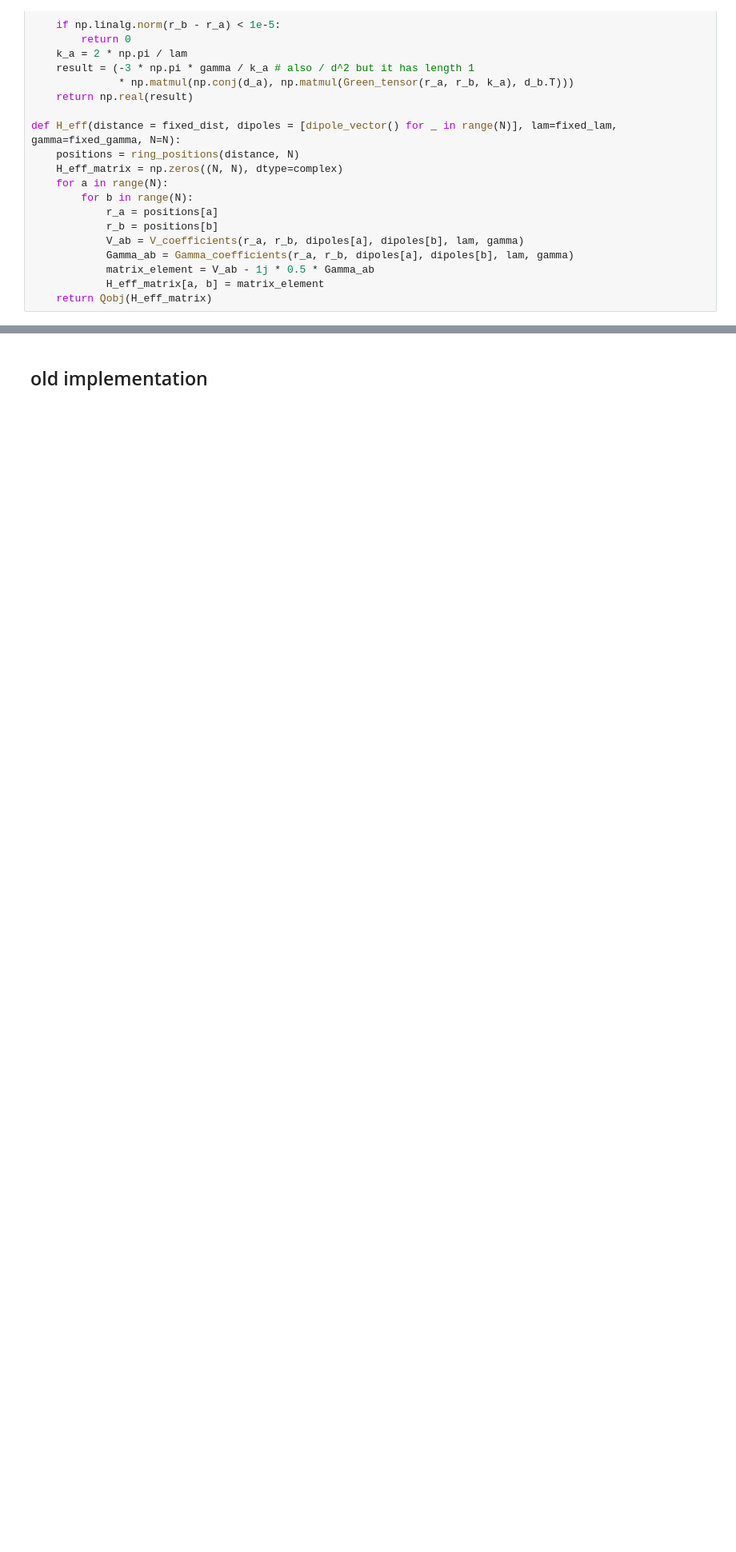
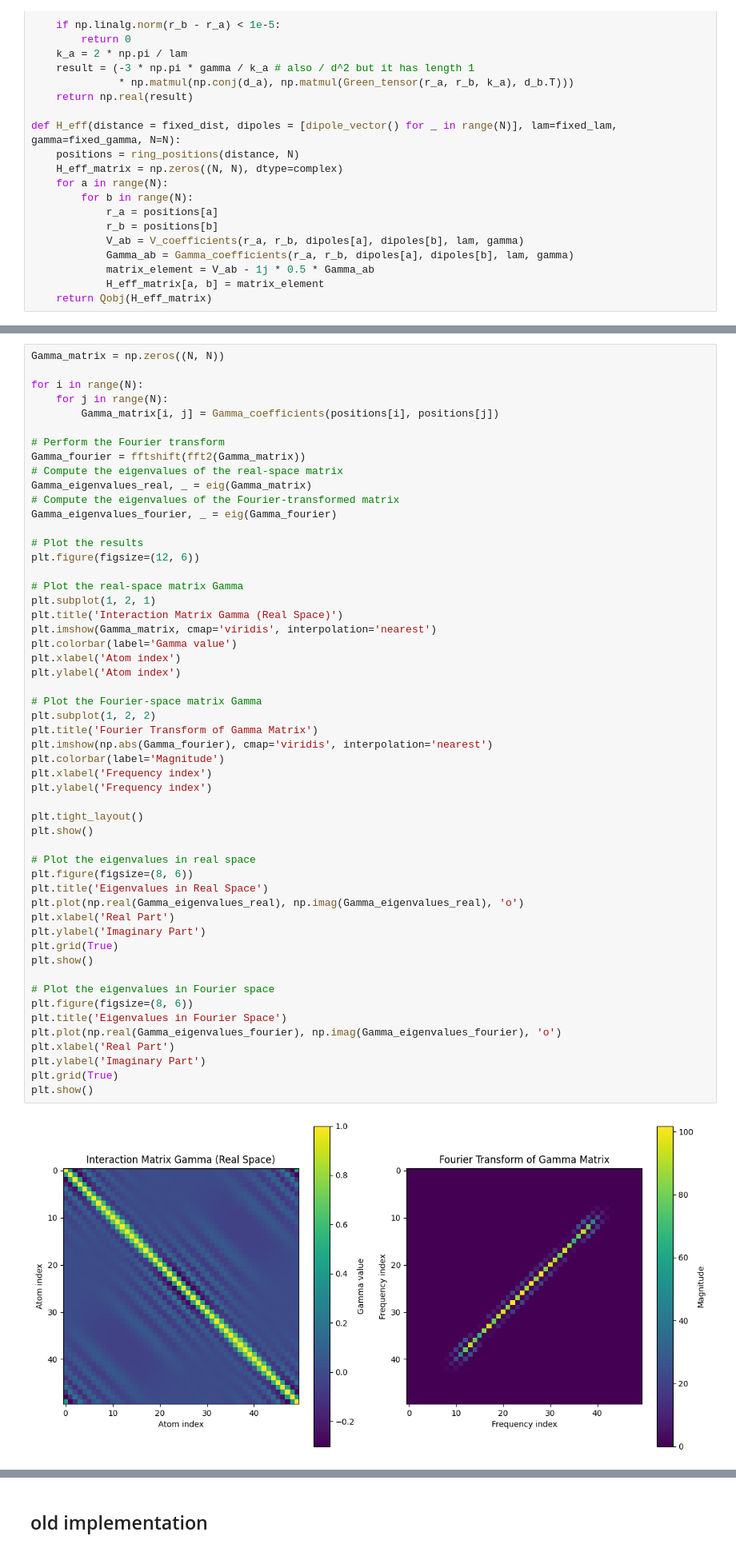
Before and after one commit to LBPhysics/GIT_Code_BA, a Jupyter notebook: Continuation/Qutip/Ring.ipynb, the cells around one changed output, grey strips where cells are left out. Shown: that part at 80% size. Cells and saved outputs as stored; diff of their text form; blank space fills up the shorter version.

```diff
--- a/Continuation/Qutip/Ring.ipynb
+++ b/Continuation/Qutip/Ring.ipynb
@@ -150,0 +199,55 @@ array([[-0.19190172+0.13797067j, -0.01856735-0.00408709j,
+# %%
+Gamma_matrix = np.zeros((N, N))
+
+for i in range(N):
+    for j in range(N):
+        Gamma_matrix[i, j] = Gamma_coefficients(positions[i], positions[j])
+
+# Perform the Fourier transform
+Gamma_fourier = fftshift(fft2(Gamma_matrix))
+# Compute the eigenvalues of the real-space matrix
+Gamma_eigenvalues_real, _ = eig(Gamma_matrix)
+# Compute the eigenvalues of the Fourier-transformed matrix
+Gamma_eigenvalues_fourier, _ = eig(Gamma_fourier)
+
+# Plot the results
+plt.figure(figsize=(12, 6))
+
+# Plot the real-space matrix Gamma
+plt.subplot(1, 2, 1)
+plt.title('Interaction Matrix Gamma (Real Space)')
+plt.imshow(Gamma_matrix, cmap='viridis', interpolation='nearest')
+plt.colorbar(label='Gamma value')
+plt.xlabel('Atom index')
+plt.ylabel('Atom index')
+
+# Plot the Fourier-space matrix Gamma
+plt.subplot(1, 2, 2)
+plt.title('Fourier Transform of Gamma Matrix')
+plt.imshow(np.abs(Gamma_fourier), cmap='viridis', interpolation='nearest')
+plt.colorbar(label='Magnitude')
+plt.xlabel('Frequency index')
+plt.ylabel('Frequency index')
+
+plt.tight_layout()
+plt.show()
+
+# Plot the eigenvalues in real space
+plt.figure(figsize=(8, 6))
+plt.title('Eigenvalues in Real Space')
+plt.plot(np.real(Gamma_eigenvalues_real), np.imag(Gamma_eigenvalues_real), 'o')
+plt.xlabel('Real Part')
+plt.ylabel('Imaginary Part')
+plt.grid(True)
+plt.show()
+
+# Plot the eigenvalues in Fourier space
+plt.figure(figsize=(8, 6))
+plt.title('Eigenvalues in Fourier Space')
+plt.plot(np.real(Gamma_eigenvalues_fourier), np.imag(Gamma_eigenvalues_fourier), 'o')
+plt.xlabel('Real Part')
+plt.ylabel('Imaginary Part')
+plt.grid(True)
+plt.show()
+# %% [output]
+[figure, added]
```
Also changed, not shown: parts of 9 cells of this notebook, 4 other files.
